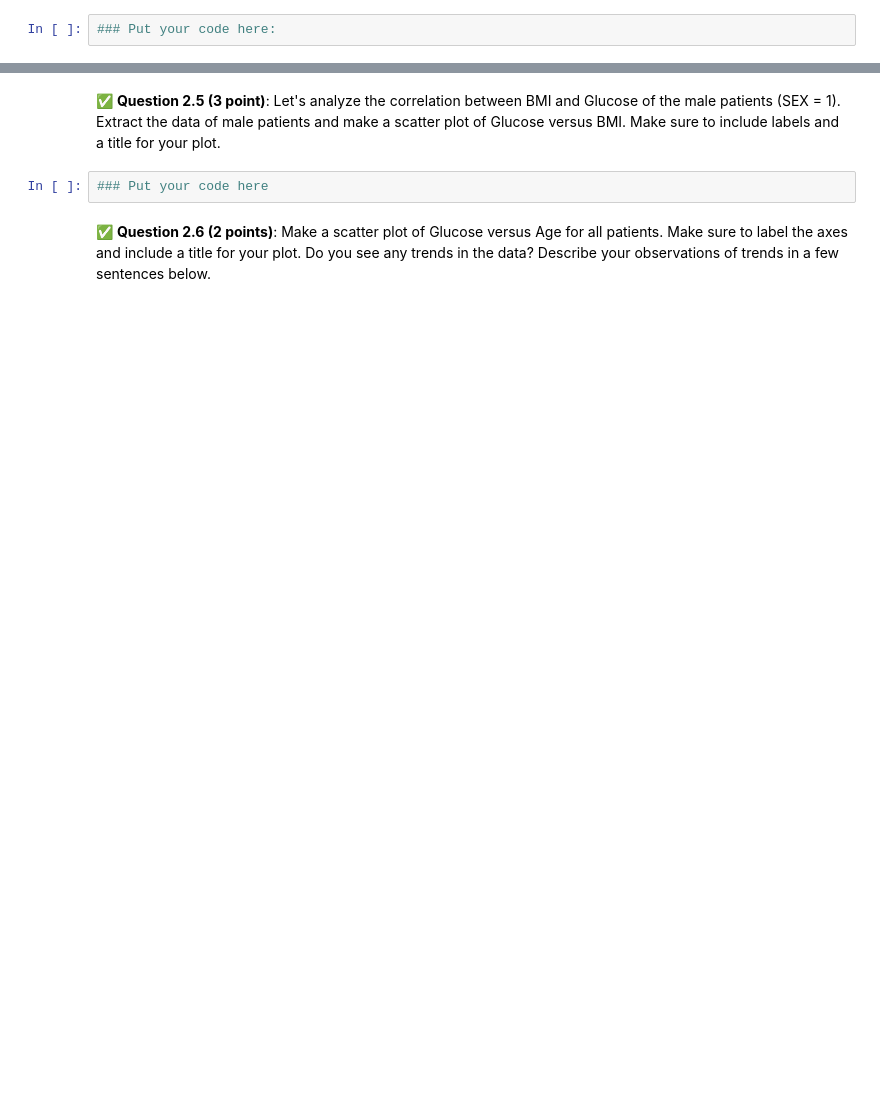
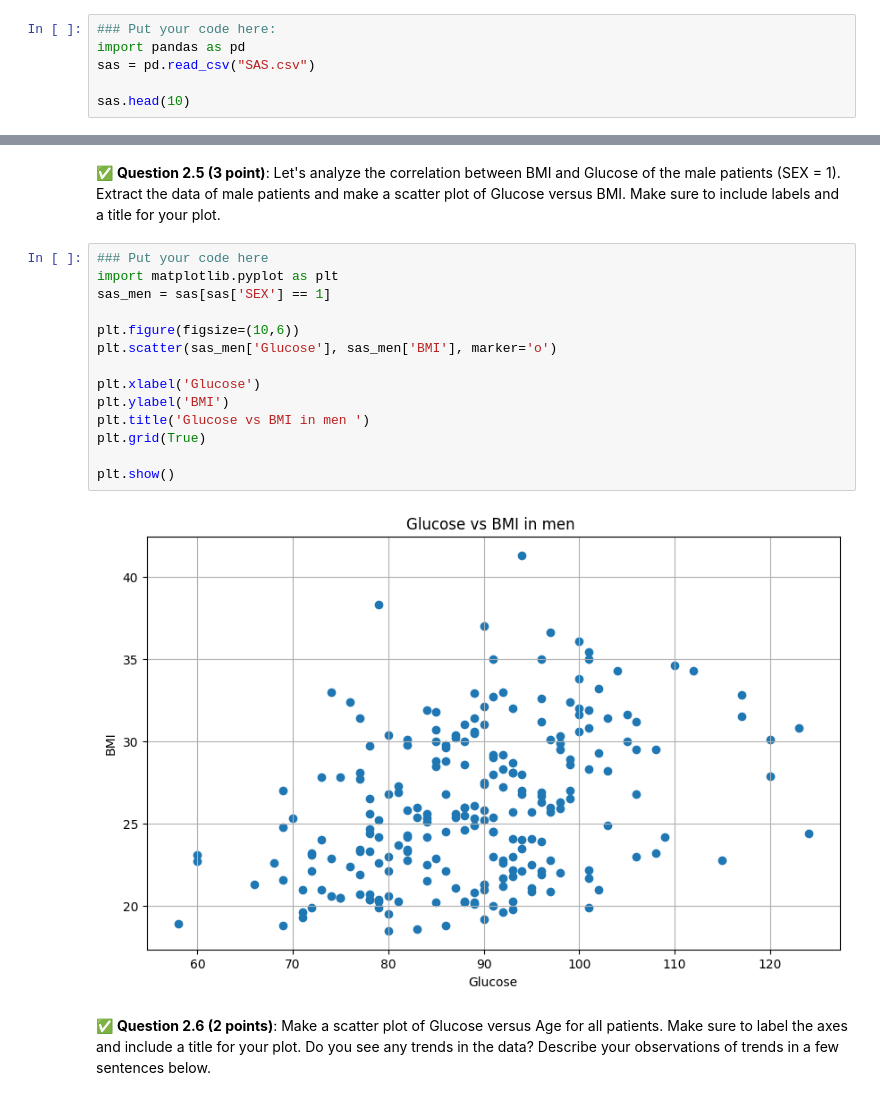
Before and after one commit to johnsje6/CMSE202-s26-turnin, a Jupyter notebook: midterm/CMSE202-Midterm-Section004-JessicaJohns.ipynb, the cells around one changed output, grey strips where cells are left out. Cells and saved outputs as stored; diff of their text form; blank space fills up the shorter version.

```diff
--- a/midterm/CMSE202-Midterm-Section004-JessicaJohns.ipynb
+++ b/midterm/CMSE202-Midterm-Section004-JessicaJohns.ipynb
@@ -105,2 +126,6 @@ And, you can also use `dir()` to get a list of all the methods and attributes of
 # %%
 ### Put your code here:
+import pandas as pd
+sas = pd.read_csv("SAS.csv")
+
+sas.head(10)
@@ -116,6 +167,20 @@ And, you can also use `dir()` to get a list of all the methods and attributes of
 &#9989; **Question 2.5 (3 point)**: Let's analyze the correlation between BMI and Glucose of the male patients (SEX = 1). Extract the data of male patients and make a scatter plot of Glucose versus BMI. Make sure to include labels and a title for your plot.
 # %%
 ### Put your code here
+import matplotlib.pyplot as plt
+sas_men = sas[sas['SEX'] == 1]
+
+plt.figure(figsize=(10,6))
+plt.scatter(sas_men['Glucose'], sas_men['BMI'], marker='o')
+
+plt.xlabel('Glucose')
+plt.ylabel('BMI')
+plt.title('Glucose vs BMI in men ')
+plt.grid(True)
+
+plt.show()
+# %% [output]
+[figure, added]
 # %% [markdown]
 &#9989; **Question 2.6 (2 points)**: Make a scatter plot of Glucose versus Age for all patients. Make sure to label the axes and include a title for your plot. Do you see any trends in the data? Describe your observations of trends in a few sentences below.
 # %%
```
Also changed, not shown: parts of 7 cells of this notebook.
